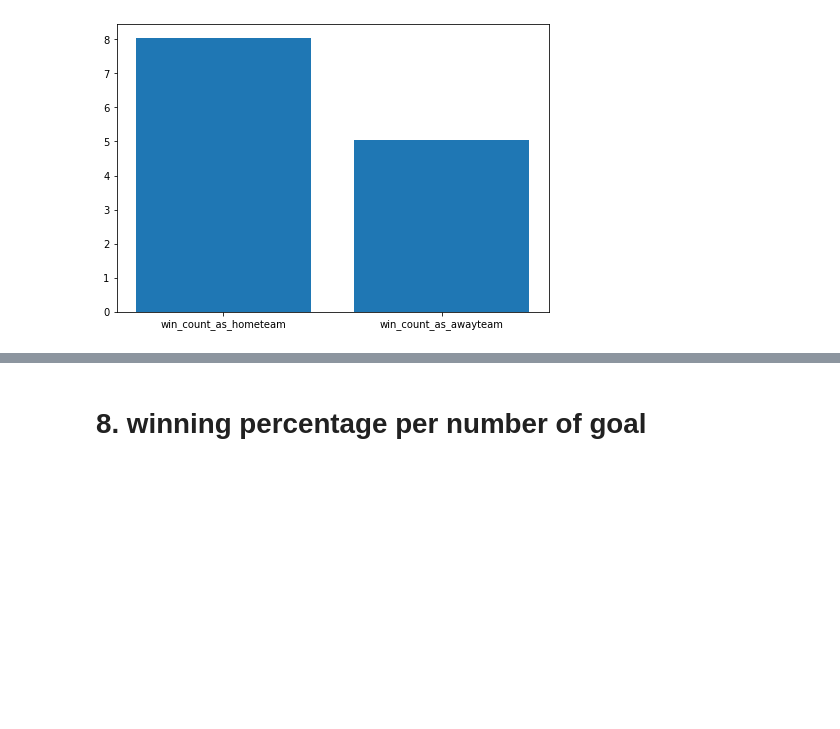
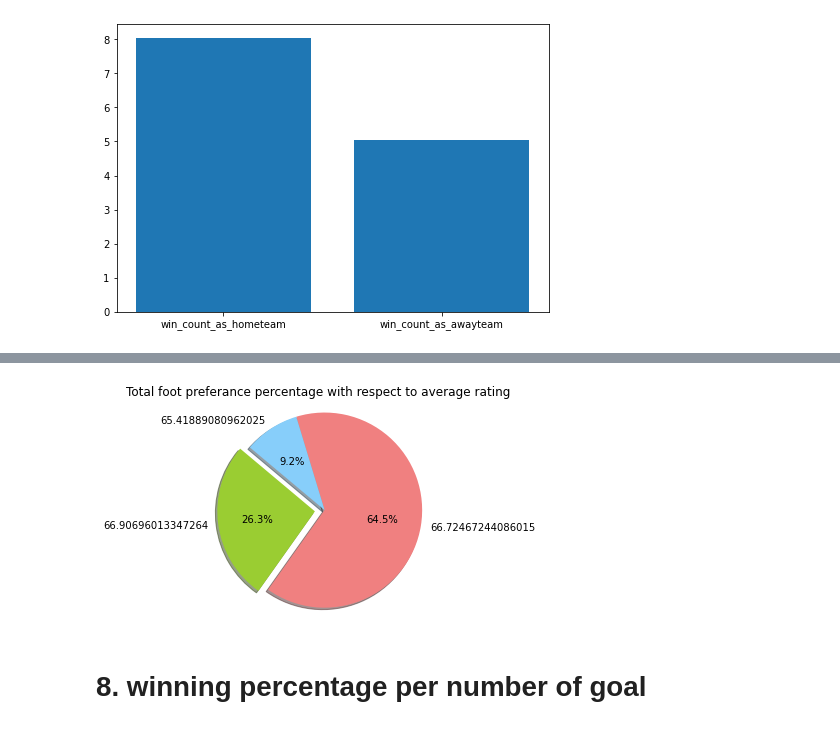
Before and after one commit to Hyej-Kim/cmsc320Final, a Jupyter notebook: cmsc320Final.ipynb, the cells around one changed output, grey strips where cells are left out. Drawn from its saved outputs; the diff is of its cells as text; code cells hidden in the pictures; blank space fills up the shorter version.

```diff
--- a/cmsc320Final.ipynb
+++ b/cmsc320Final.ipynb
@@ -1150,0 +1198,5 @@ plt.show()
+# %%
+total_players= left_foot + right_foot + both
+average_left_rating= left_rating/ left_foot
+average_right_rating = right_rating/ right_foot
+both_rating = both_rating/ both
@@ -1151,3 +1219,19 @@ plt.show()
+# %%
+# Data to plot
+labels = average_left_rating, average_right_rating, both_rating
+sizes = [left_foot, right_foot, both]
+colors = ['yellowgreen', 'lightcoral', 'lightskyblue']
+explode = (0.1, 0, 0)  # explode 1st slice
+
+# Plot
+plt.pie(sizes, explode=explode, labels=labels, colors=colors,
+autopct='%1.1f%%', shadow=True, startangle=140)
+
+plt.axis('equal')
+plt.title("Total foot preferance percentage with respect to average rating ")
+plt.show()
+# %% [output]
+[figure, added]
 # %% [markdown]
 #  8. winning percentage per number of goal
 # %% [markdown]
```
Also changed, not shown: parts of 15 cells of this notebook.
